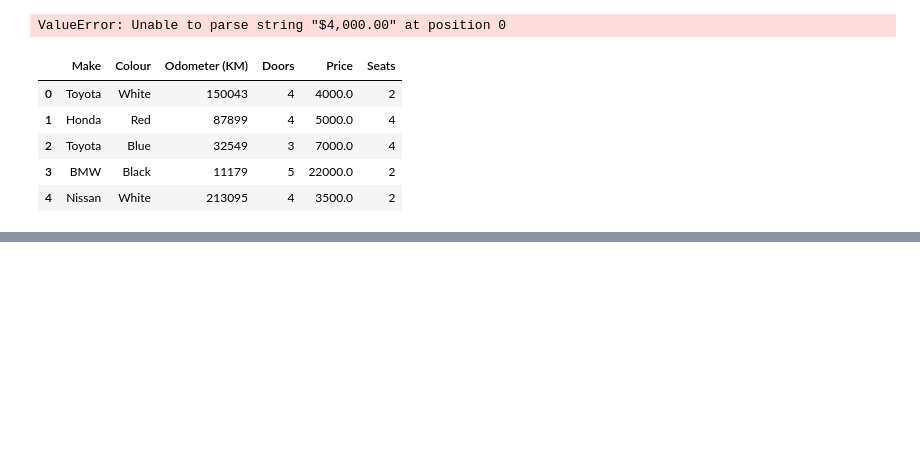
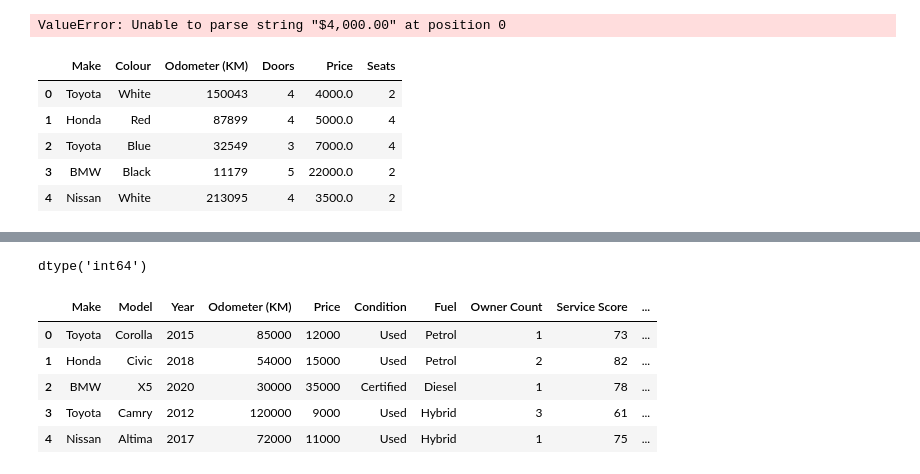
Before and after one commit to JinxSeven/ml-sandbox, a Jupyter notebook: pandas/pandas-introduction-2.ipynb, the cells around one changed output, grey strips where cells are left out. Drawn from its saved outputs; the diff is of its cells as text; code cells hidden in the pictures; blank space fills up the shorter version.

Commit message:
Lambdas and more

```diff
--- a/pandas/pandas-introduction-2.ipynb
+++ b/pandas/pandas-introduction-2.ipynb
@@ -174,0 +175,19 @@ trimmed_car_sales_data.reset_index()
+# %%
+# Apply a function to column or process a new column
+
+car_data['Cubits'] = pd.Series([1600, 1800, 3000, 2500, 1200, 2000])
+# %%
+car_data['Price'].dtype
+# %% [output]
+dtype('int64')
+# %%
+car_data['GstPrice'] = car_data.apply(lambda cd: cd['Price'] + ((cd['Price'] / 100) * 18) if cd['Fuel'] != 'Hybrid' else cd['Price'] + ((cd['Price'] / 100) * 40) if cd['Cubits'] > 1200 else cd['Price'] + ((cd['Price'] / 100) * 18), axis=1)
+# %%
+car_data.head()
+# %% [output]
+|  | Make | Model | Year | Odometer (KM) | Price | Condition | Fuel | Owner Count | Service Score | ... |
+| 0 | Toyota | Corolla | 2015 | 85000 | 12000 | Used | Petrol | 1 | 73 | ... |
+| 1 | Honda | Civic | 2018 | 54000 | 15000 | Used | Petrol | 2 | 82 | ... |
+| 2 | BMW | X5 | 2020 | 30000 | 35000 | Certified | Diesel | 1 | 78 | ... |
+| 3 | Toyota | Camry | 2012 | 120000 | 9000 | Used | Hybrid | 3 | 61 | ... |
+| 4 | Nissan | Altima | 2017 | 72000 | 11000 | Used | Hybrid | 1 | 75 | ... |
```
Also changed, not shown: parts of 5 cells of this notebook.
